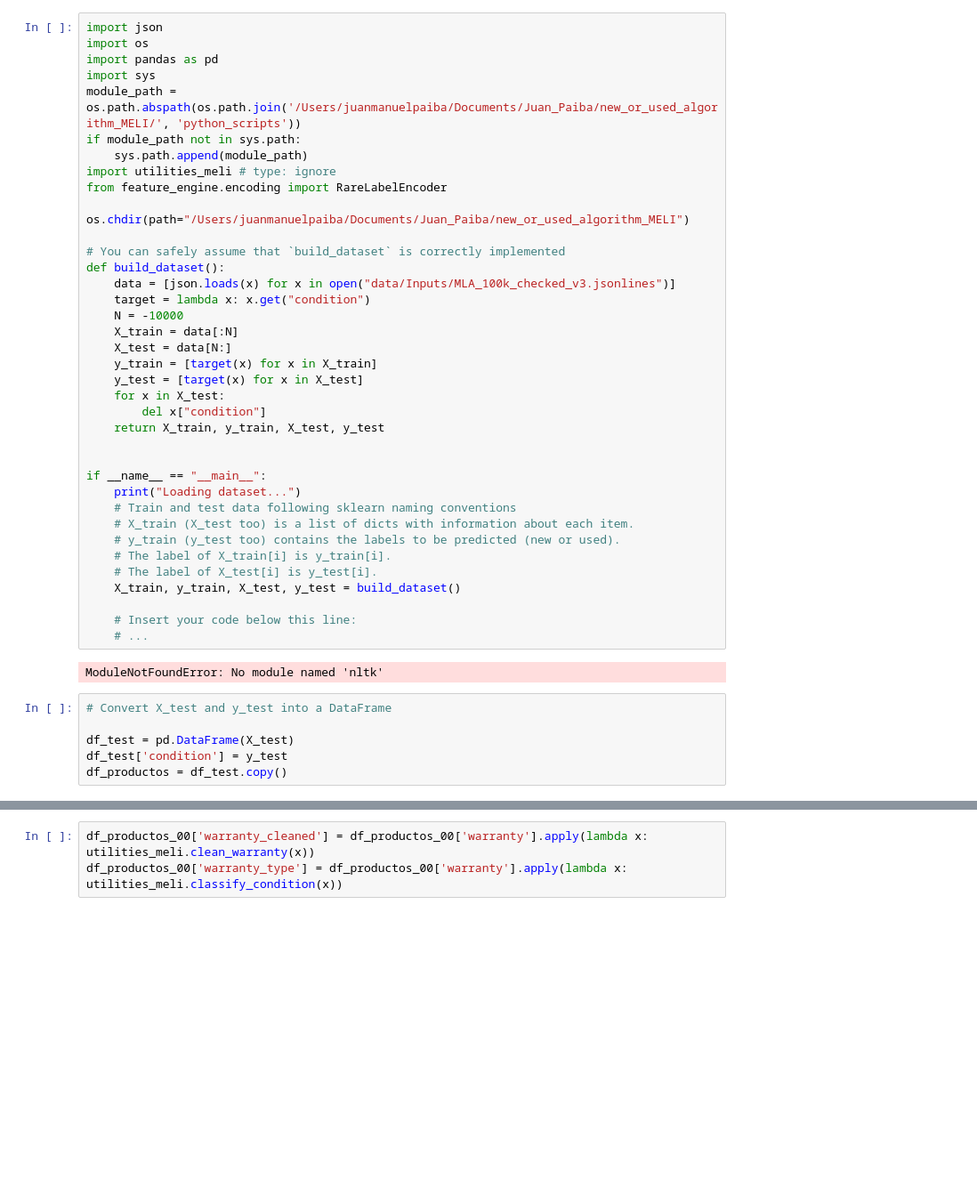
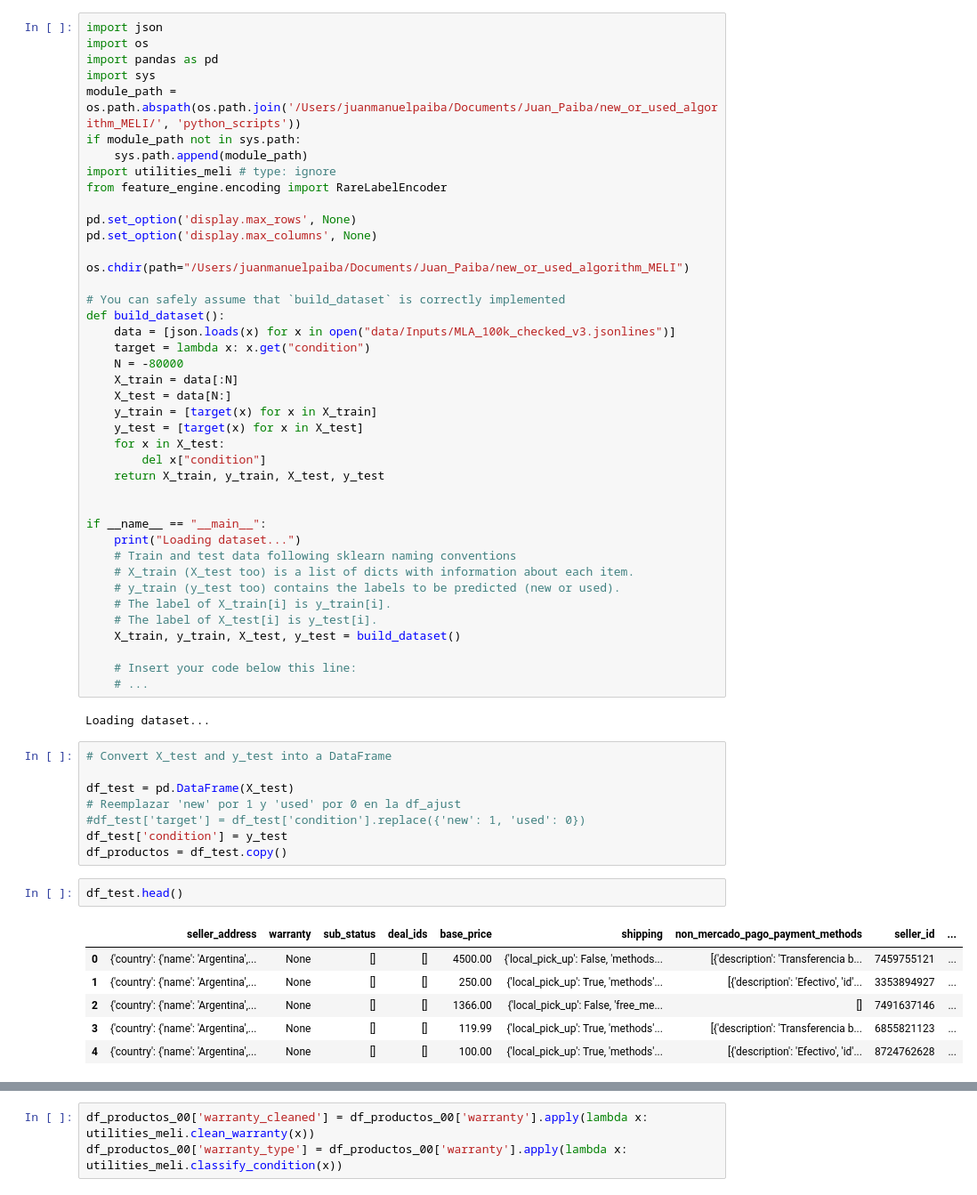
Before and after one commit to jmpaiba123/new_or_used_algorithm_MELI, a Jupyter notebook: jupyter_notebooks/04_calification_and_validation.ipynb, the cells around one changed output, grey strips where cells are left out. Shown: that part at 89% size. Saved outputs shown, nothing was run; the diff lists cells and outputs as text; blank space fills up the shorter version.

Commit message:
ajustes finales

```diff
--- a/jupyter_notebooks/04_calification_and_validation.ipynb
+++ b/jupyter_notebooks/04_calification_and_validation.ipynb
@@ -9,13 +9,16 @@ if module_path not in sys.path:
 import utilities_meli # type: ignore
 from feature_engine.encoding import RareLabelEncoder
 
+pd.set_option('display.max_rows', None)
+pd.set_option('display.max_columns', None)
+
 os.chdir(path="/Users/juanmanuelpaiba/Documents/Juan_Paiba/new_or_used_algorithm_MELI")
 
 # You can safely assume that `build_dataset` is correctly implemented
 def build_dataset():
     data = [json.loads(x) for x in open("data/Inputs/MLA_100k_checked_v3.jsonlines")]
     target = lambda x: x.get("condition")
-    N = -10000
+    N = -80000
     X_train = data[:N]
     X_test = data[N:]
     y_train = [target(x) for x in X_train]
@@ -37,13 +40,24 @@ if __name__ == "__main__":
     # Insert your code below this line:
     # ...
 # %% [output]
-ModuleNotFoundError: No module named 'nltk'
+Loading dataset...
 # %%
 # Convert X_test and y_test into a DataFrame
 
 df_test = pd.DataFrame(X_test)
+# Reemplazar 'new' por 1 y 'used' por 0 en la df_ajust
+#df_test['target'] = df_test['condition'].replace({'new': 1, 'used': 0})
 df_test['condition'] = y_test
 df_productos = df_test.copy()
+# %%
+df_test.head()
+# %% [output]
+|  | seller_address | warranty | sub_status | deal_ids | base_price | shipping | non_mercado_pago_payment_methods | seller_id | ... |
+| 0 | {'country': {'name': 'Argentina',... | None | [] | [] | 4500.00 | {'local_pick_up': False, 'methods... | [{'description': 'Transferencia b... | 7459755121 | ... |
+| 1 | {'country': {'name': 'Argentina',... | None | [] | [] | 250.00 | {'local_pick_up': True, 'methods'... | [{'description': 'Efectivo', 'id'... | 3353894927 | ... |
+| 2 | {'country': {'name': 'Argentina',... | None | [] | [] | 1366.00 | {'local_pick_up': False, 'free_me... | [] | 7491637146 | ... |
+| 3 | {'country': {'name': 'Argentina',... | None | [] | [] | 119.99 | {'local_pick_up': True, 'methods'... | [{'description': 'Transferencia b... | 6855821123 | ... |
+| 4 | {'country': {'name': 'Argentina',... | None | [] | [] | 100.00 | {'local_pick_up': True, 'methods'... | [{'description': 'Efectivo', 'id'... | 8724762628 | ... |
 # %%
 df_seller = pd.json_normalize(df_productos['seller_address'])
 df_seller.rename(columns={'country.name': 'country_name', 'country.id': 'country_id', 'state.name':
```
Also changed, not shown: parts of 14 cells of this notebook, 1 other file.
